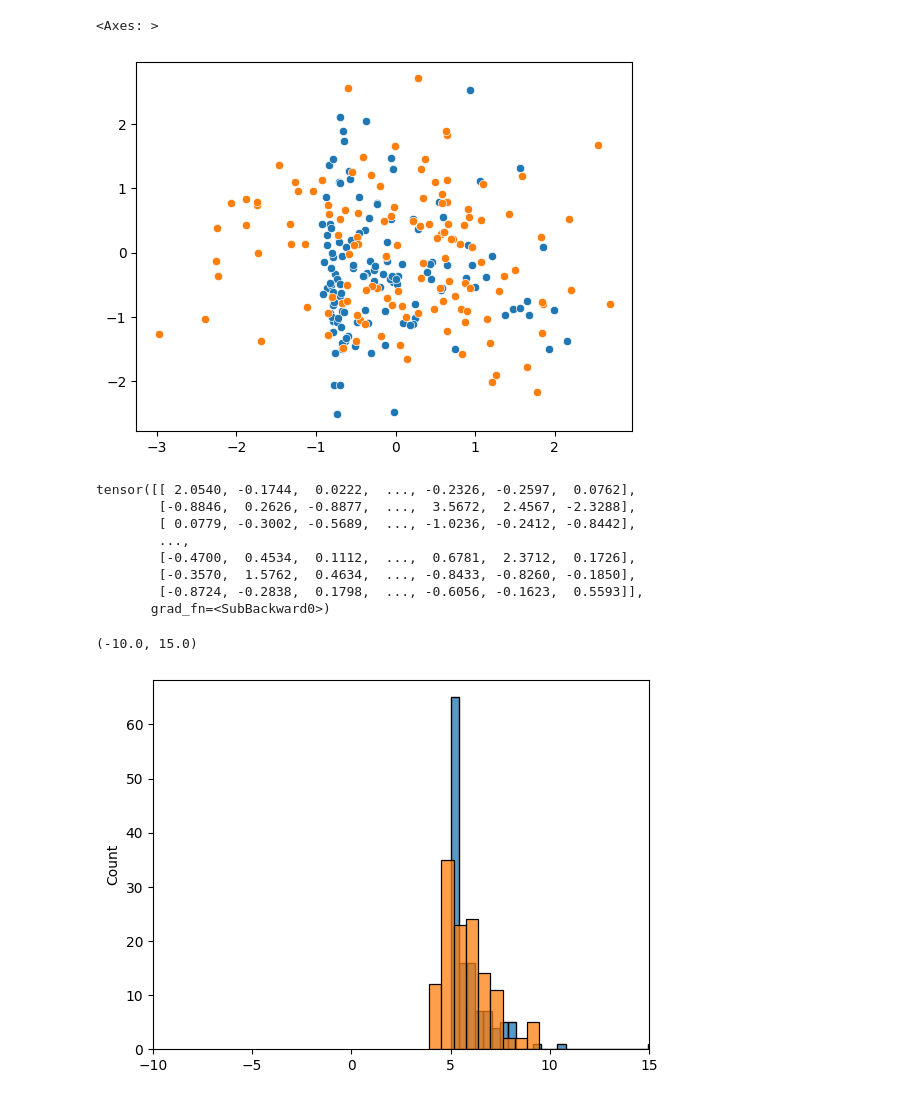
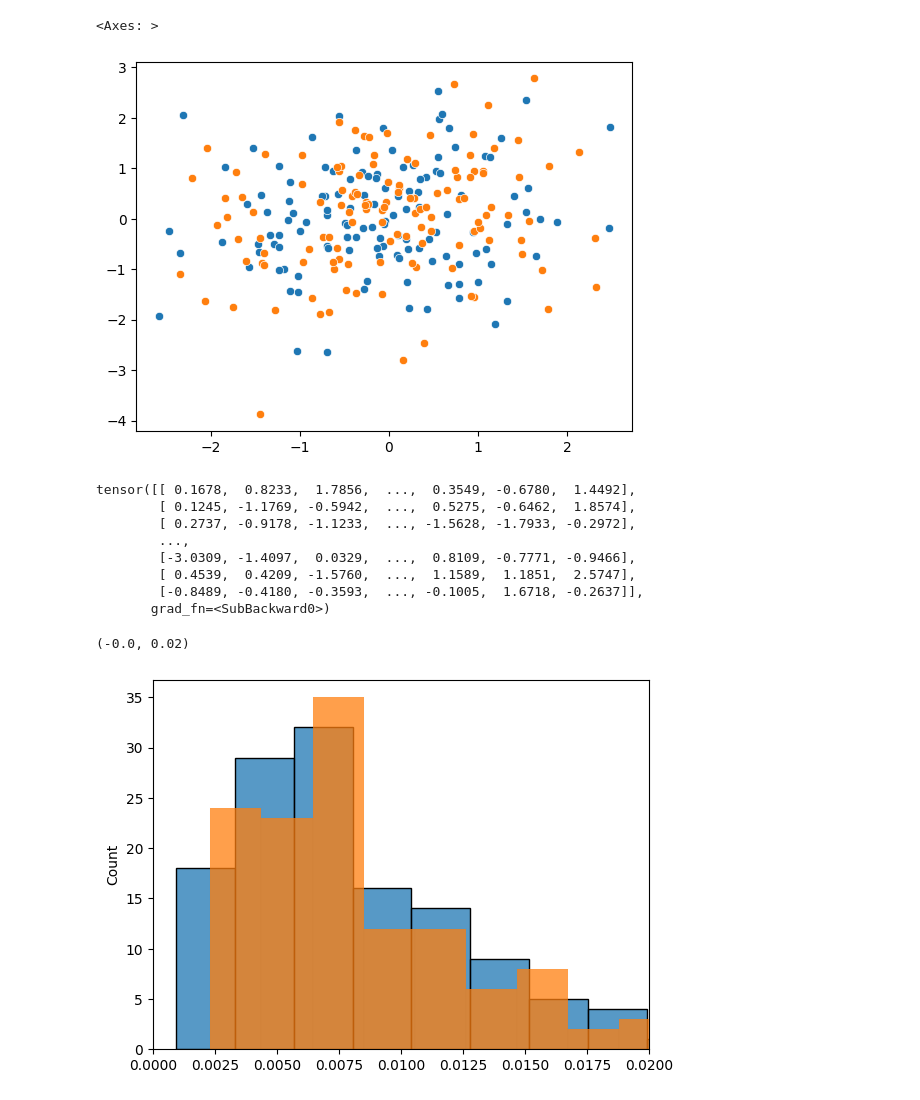
Before and after one commit to tochsner/ccd-validation, a Jupyter notebook: src/ml/ml_tests.ipynb, the cells around one changed output. Cells and saved outputs as stored; diff of their text form; code cells hidden in the pictures.

Commit message:
Run first succesful context-based yule-10 model.

```diff
--- a/src/ml/ml_tests.ipynb
+++ b/src/ml/ml_tests.ipynb
@@ -77,48 +80,48 @@ model = model_factory(
 # %%
 from src.ml.modeling.conditional_tree_flow import ConditionalTreeFlow
 
-model = ConditionalTreeFlow.load_from_checkpoint("ml_data/models/debug_dummy_2024_12_16_13_07_37/dummy/epoch=34-val_loss=11.89.ckpt")
+model = ConditionalTreeFlow.load_from_checkpoint("ml_data/models/debug_dummy_2024_12_16_13_09_03/yule-10_140/epoch=40-val_loss=-41.07.ckpt")
 model = model.eval()
 # %%
 import seaborn as sns
 sample = next(iter(val_loader))
 latent_space = model.forward(sample)["z"].detach().numpy()
-sns.scatterplot(x=latent_space[:, 7], y=latent_space[:, 2])
+sns.scatterplot(x=latent_space[:, 4], y=latent_space[:, 5])
 
 prior_latent_space = model.prior.sample((128, 9,)).detach().numpy()
 sns.scatterplot(x=prior_latent_space[:, 0], y=prior_latent_space[:, 1])
 # %% [output]
 <Axes: >
-[figure, old version]
+[figure, new version]
 # %%
 i = iter(val_loader)
 # %%
 sample = next(i)
 model.forward(sample)["z"]
 # %% [output]
-tensor([[ 2.0540, -0.1744,  0.0222,  ..., -0.2326, -0.2597,  0.0762],
-        [-0.8846,  0.2626, -0.8877,  ...,  3.5672,  2.4567, -2.3288],
-        [ 0.0779, -0.3002, -0.5689,  ..., -1.0236, -0.2412, -0.8442],
+tensor([[ 0.1678,  0.8233,  1.7856,  ...,  0.3549, -0.6780,  1.4492],
+        [ 0.1245, -1.1769, -0.5942,  ...,  0.5275, -0.6462,  1.8574],
+        [ 0.2737, -0.9178, -1.1233,  ..., -1.5628, -1.7933, -0.2972],
         ...,
-        [-0.4700,  0.4534,  0.1112,  ...,  0.6781,  2.3712,  0.1726],
-        [-0.3570,  1.5762,  0.4634,  ..., -0.8433, -0.8260, -0.1850],
-        [-0.8724, -0.2838,  0.1798,  ..., -0.6056, -0.1623,  0.5593]],
+        [-3.0309, -1.4097,  0.0329,  ...,  0.8109, -0.7771, -0.9466],
+        [ 0.4539,  0.4209, -1.5760,  ...,  1.1589,  1.1851,  2.5747],
+        [-0.8489, -0.4180, -0.3593,  ..., -0.1005,  1.6718, -0.2637]],
        grad_fn=<SubBackward0>)
 # %%
 import matplotlib.pyplot as plt
 prior = model.prior.sample((128, 9,))
 latent = model.forward(sample)
 rs = model.inverse(latent)["branch_lengths"]
 rs = rs.detach().numpy()
 sns.histplot(rs[:, 0])
 plt.xlim(-10, 15)
 prior = model.prior.sample((128, 9,))
 latent = model.forward(sample)
 latent["z"] = prior.clone()
 rs = model.inverse(latent)["branch_lengths"]
 rs = rs.detach().numpy()
 sns.histplot(rs[:, 0])
-plt.xlim(-10, 15)
+plt.xlim(-0.0, 0.02)
 # %% [output]
-(-10.0, 15.0)
+(-0.0, 0.02)
-[figure, old version]
+[figure, new version]
```
Also changed, not shown: parts of 2 cells of this notebook, 7 other files.
